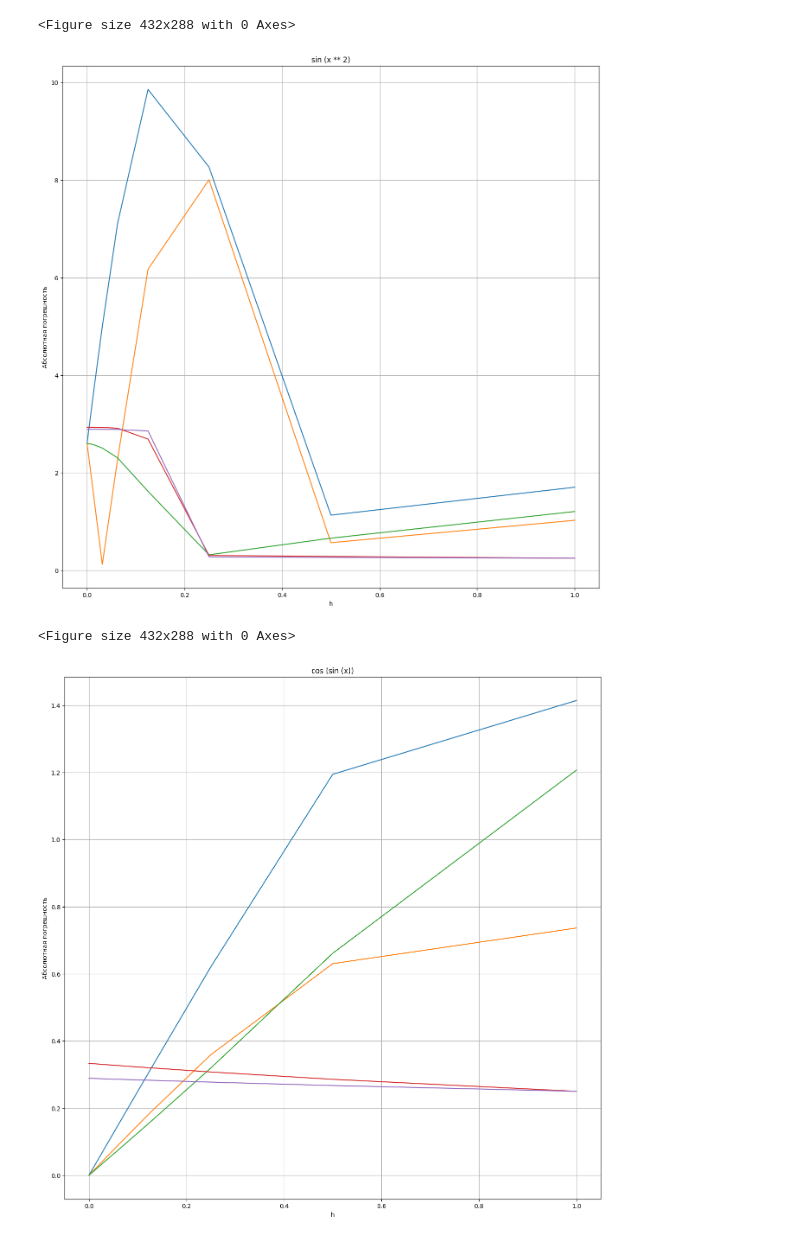
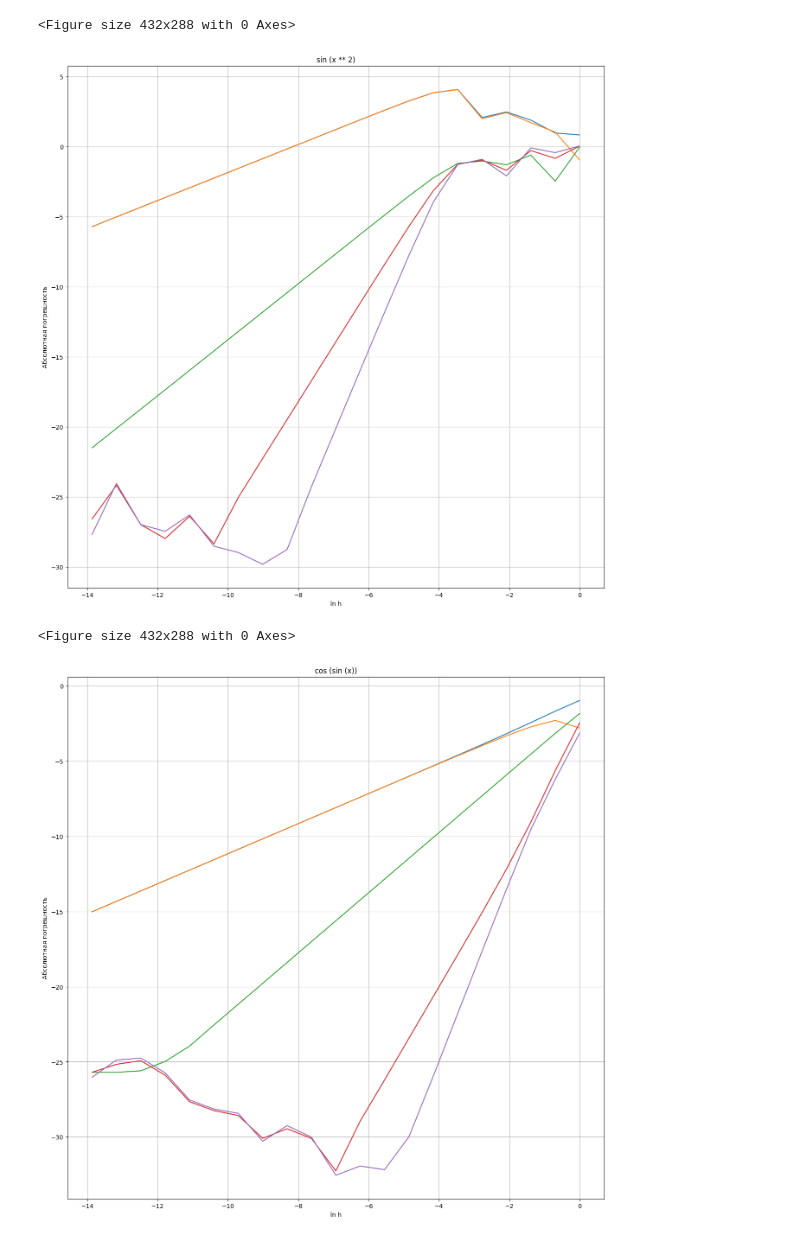
Before and after one commit to yanelox/computational-mathematics, a Jupyter notebook: lab1/lab1.ipynb, the cells around one changed output. Drawn from its saved outputs; the diff is of its cells as text; code cells hidden in the pictures.

```diff
--- a/lab1/lab1.ipynb
+++ b/lab1/lab1.ipynb
@@ -9,7 +9,7 @@ n = 21
 # %%
 h = np.array ([2 / (2 ** (i + 1)) for i in range(21)])
 # %%
-func_names = np.array (["sin (x ** 2)", "cos (sin (x))", "exp (sin (cos ()x))", "ln (x + 3)", "sqrt (x + 3)"])
+func_names = np.array (["sin (x ** 2)", "cos (sin (x))", "exp (sin (cos (x)))", "ln (x + 3)", "sqrt (x + 3)"])
 # %%
 F = []
 F.append (lambda x: np.sin (x ** 2))
@@ -35,32 +35,32 @@ df.append (lambda f, h, x: (4 / 3) * (f (x + h) - f (x - h)) / (2 * h) - (1 / 3)
 df.append (lambda f, h, x: (3 / 2) * (f (x + h) - f (x - h)) / (2 * h) - (3 / 5) * (f (x + 2 * h) - f (x - 2 * h)) / (4 * h) + (1 / 10) * (f (x + 3 * h) - f (x - 3 * h)) / (6 * h))
 df = np.array (df)
 # %%
-X = 2 * np.pi # точка в которой считаем погрешность
+X = 42 # точка в которой считаем погрешность
 # %%
-y_true = np.array ([g(h) for g in f])
+y_true = np.array ([g(X) for g in f])
 y_calc = np.array ([[g (k, h, X) for g in df] for k in F])
 # %%
-y_diff = abs (y_calc - y_true)
+y_diff = abs (np.array ([y_calc[i] - y_true[i] for i in range (5)]))
 # %%
 for i in range(5):
     plt.figure ()
     fig, ax1 = plt.subplots(figsize=(16, 16), dpi=100)
 
     ax1.set_title (func_names[i])
     ax1.set_ylabel ("Абсолютная погрешность")
-    ax1.set_xlabel ("h")
+    ax1.set_xlabel ("ln h")
 
     for j in range(5):
-        ax1.plot (h, y_diff[i][j])
+        ax1.plot (np.log (h), np.log (y_diff[i][j]))
 
     plt.grid ()
 
     plt.savefig(f"./picturies/graph{i}.png", dpi=100)
 
     plt.show()
 # %% [output]
 <Figure size 432x288 with 0 Axes>
-[figure, old version]
+[figure, new version]
 <Figure size 432x288 with 0 Axes>
-[figure, old version]
+[figure, new version]
 <Figure size 432x288 with 0 Axes>
```
Also changed, not shown: parts of 1 cell of this notebook, 5 other files.
